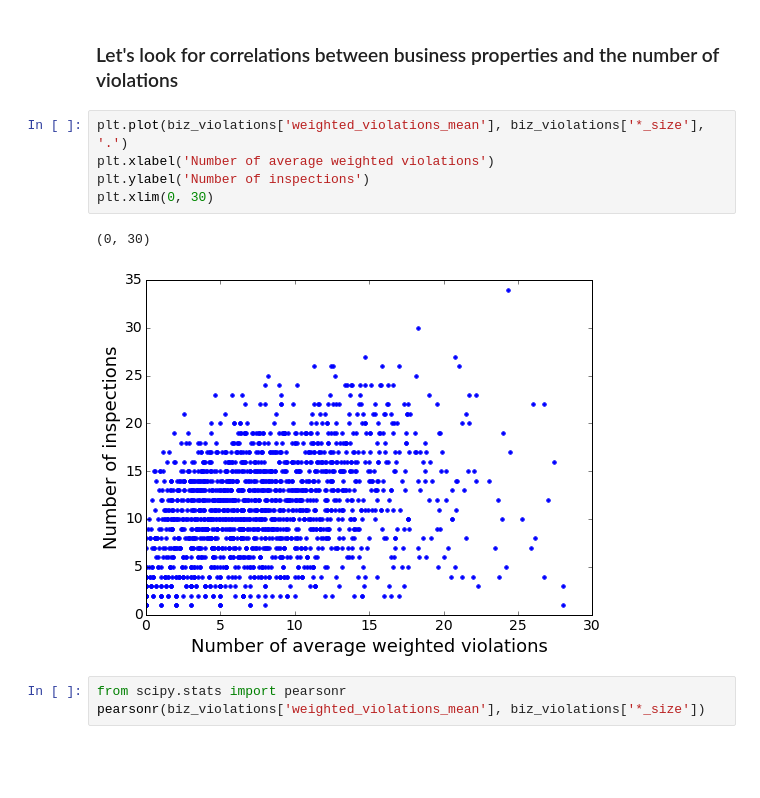
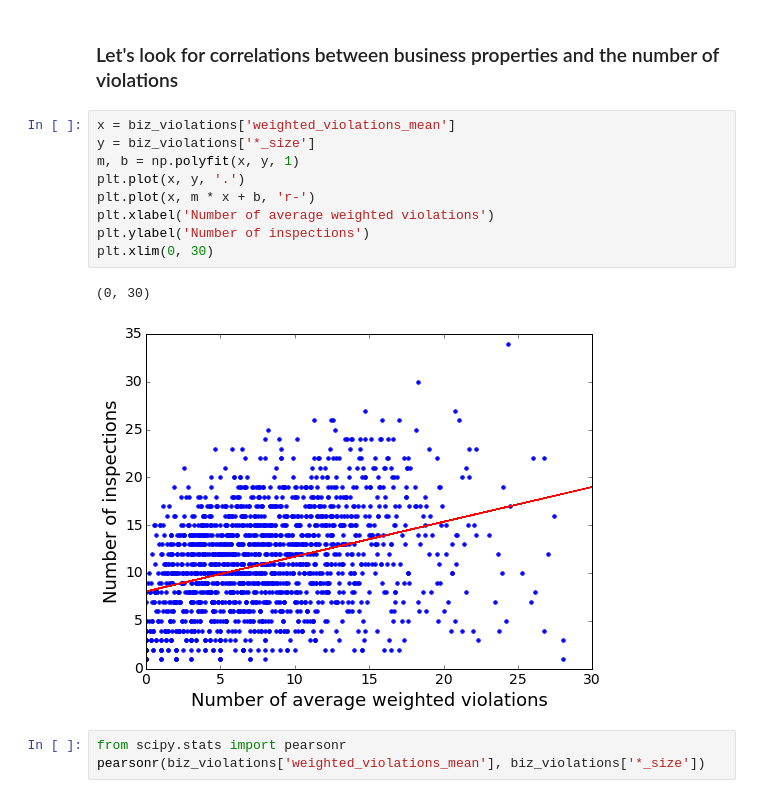
Before and after one commit to jhalverson/data_science, a Jupyter notebook: project_boston_restaurants/part_2_yelp_business_data.ipynb, the cells around one changed output. Saved outputs shown, nothing was run; the diff lists cells and outputs as text; blank space fills up the shorter version.

```diff
--- a/project_boston_restaurants/part_2_yelp_business_data.ipynb
+++ b/project_boston_restaurants/part_2_yelp_business_data.ipynb
@@ -123,13 +123,17 @@ plt.tight_layout()
 # %% [markdown]
 ### Let's look for correlations between business properties and the number of violations
 # %%
-plt.plot(biz_violations['weighted_violations_mean'], biz_violations['*_size'], '.')
+x = biz_violations['weighted_violations_mean']
+y = biz_violations['*_size']
+m, b = np.polyfit(x, y, 1)
+plt.plot(x, y, '.')
+plt.plot(x, m * x + b, 'r-')
 plt.xlabel('Number of average weighted violations')
 plt.ylabel('Number of inspections')
 plt.xlim(0, 30)
 # %% [output]
 (0, 30)
-[figure, old version]
+[figure, new version]
 # %%
 from scipy.stats import pearsonr
 pearsonr(biz_violations['weighted_violations_mean'], biz_violations['*_size'])
```
Also changed, not shown: parts of 23 cells of this notebook.
